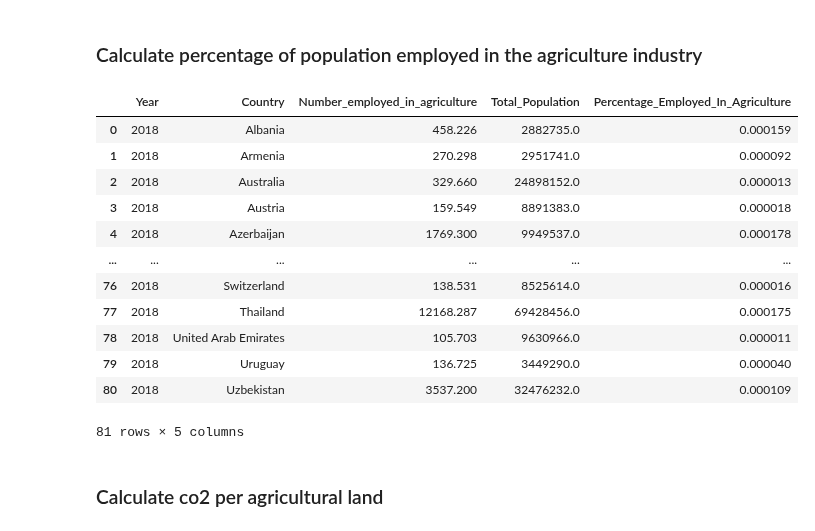
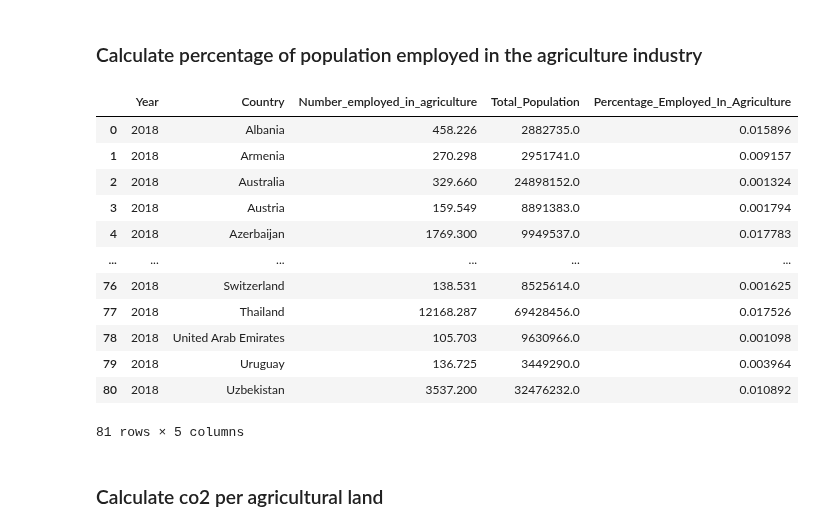
Before and after one commit to tanjoash/2D_data_driven_world, a Jupyter notebook: 2dwork/2D DDW.ipynb, the cells around one changed output. Saved outputs shown, nothing was run; the diff lists cells and outputs as text; code cells hidden in the pictures.

```diff
--- a/2dwork/2D DDW.ipynb
+++ b/2dwork/2D DDW.ipynb
@@ -213,11 +218,11 @@ df_water_countries = df2018_water.Country.unique()
 df_eating_disorder = pd.read_csv("DDW_Eating Disorder.csv")
 df_eating_disorder = df_eating_disorder[df_eating_disorder["Prevalence - Eating disorders - Sex: Both - Age: Age-standardized (Percent)"].notna()]
 df_eating_disorder = df_eating_disorder.rename(columns = {"Entity": "Country", "Prevalence - Eating disorders - Sex: Both - Age: Age-standardized (Percent)":"Prevalence"})
-df_eating_disorder_2018 = df_eating_disorder[(df_eating_disorder["Year"] == 2018)]
-df_eating_disorder_2018 = df_eating_disorder_2018[["Year", "Country", "Prevalence"]]
-df_eating_disorder_2018 = df_eating_disorder_2018.rename(columns = {"Prevalence": "Prevalence_of_eating_disorder"})
-df_eating_disorder_2018 = df_eating_disorder_2018.reset_index(drop=True)
-df_eating_disorder_2018
+df2018_eating_disorder = df_eating_disorder[(df_eating_disorder["Year"] == 2018)]
+df2018_eating_disorder = df2018_eating_disorder[["Year", "Country", "Prevalence"]]
+df2018_eating_disorder = df2018_eating_disorder.rename(columns = {"Prevalence": "Prevalence_of_eating_disorder"})
+df2018_eating_disorder = df2018_eating_disorder.reset_index(drop=True)
+df2018_eating_disorder
 # %% [output]
 |  | Year | Country | Prevalence_of_eating_disorder |
 | 0 | 2018 | Afghanistan | 0.12 |
@@ -235,7 +240,7 @@ df_eating_disorder_2018
 # %% [markdown]
 #### Getting unique countries for eating disorder data
 # %%
-df_eating_disorder_countries = df_eating_disorder_2018.Country.unique()
+df_eating_disorder_countries = df2018_eating_disorder.Country.unique()
 # %% [markdown]
 ### Extract number of people employed in agriculture data for 2018
 # %%
@@ -334,25 +339,25 @@ df2018_agriculture_per_pop
 # %%
 df2018_employement = df2018_employement[df2018_employement["Country"].isin(countries)]
 df2018_population = df2018_population[df2018_population["Country"].isin(countries)]
 
 df2018_percentage_employed = df2018_employement.copy()
-df2018_percentage_employed["Total_Population"] = list(df_pop_2018["population"])
-df2018_percentage_employed["Percentage_Employed_In_Agriculture"] = df2018_percentage_employed["Number_employed_in_agriculture"]/df2018_percentage_employed["Total_Population"]
+df2018_percentage_employed["Total_Population"] = list(df2018_population["Population"])
+df2018_percentage_employed["Percentage_Employed_In_Agriculture"] = (df2018_percentage_employed["Number_employed_in_agriculture"]/df2018_percentage_employed["Total_Population"])*100
 df2018_percentage_employed = df2018_percentage_employed.reset_index(drop=True)
 df2018_percentage_employed
 # %% [output]
 |  | Year | Country | Number_employed_in_agriculture | Total_Population | Percentage_Employed_In_Agriculture |
-| 0 | 2018 | Albania | 458.226 | 2882735.0 | 0.000159 |
-| 1 | 2018 | Armenia | 270.298 | 2951741.0 | 0.000092 |
-| 2 | 2018 | Australia | 329.660 | 24898152.0 | 0.000013 |
-| 3 | 2018 | Austria | 159.549 | 8891383.0 | 0.000018 |
-| 4 | 2018 | Azerbaijan | 1769.300 | 9949537.0 | 0.000178 |
+| 0 | 2018 | Albania | 458.226 | 2882735.0 | 0.015896 |
+| 1 | 2018 | Armenia | 270.298 | 2951741.0 | 0.009157 |
+| 2 | 2018 | Australia | 329.660 | 24898152.0 | 0.001324 |
+| 3 | 2018 | Austria | 159.549 | 8891383.0 | 0.001794 |
+| 4 | 2018 | Azerbaijan | 1769.300 | 9949537.0 | 0.017783 |
 | ... | ... | ... | ... | ... | ... |
-| 76 | 2018 | Switzerland | 138.531 | 8525614.0 | 0.000016 |
-| 77 | 2018 | Thailand | 12168.287 | 69428456.0 | 0.000175 |
-| 78 | 2018 | United Arab Emirates | 105.703 | 9630966.0 | 0.000011 |
-| 79 | 2018 | Uruguay | 136.725 | 3449290.0 | 0.000040 |
-| 80 | 2018 | Uzbekistan | 3537.200 | 32476232.0 | 0.000109 |
+| 76 | 2018 | Switzerland | 138.531 | 8525614.0 | 0.001625 |
+| 77 | 2018 | Thailand | 12168.287 | 69428456.0 | 0.017526 |
+| 78 | 2018 | United Arab Emirates | 105.703 | 9630966.0 | 0.001098 |
+| 79 | 2018 | Uruguay | 136.725 | 3449290.0 | 0.003964 |
+| 80 | 2018 | Uzbekistan | 3537.200 | 32476232.0 | 0.010892 |
 81 rows × 5 columns
 # %% [markdown]
 ### Calculate co2 per agricultural land
```
Also changed, not shown: parts of 8 cells of this notebook, 1 other file.
